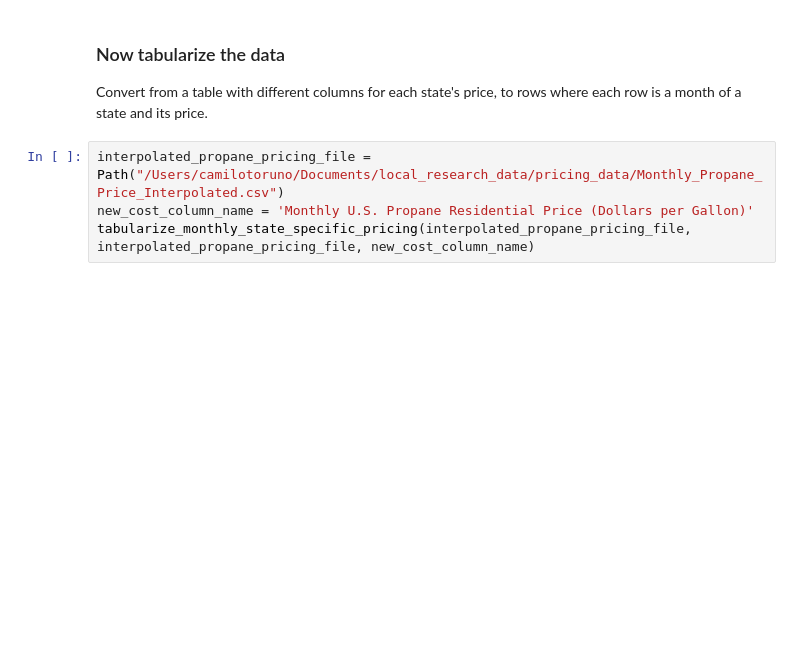
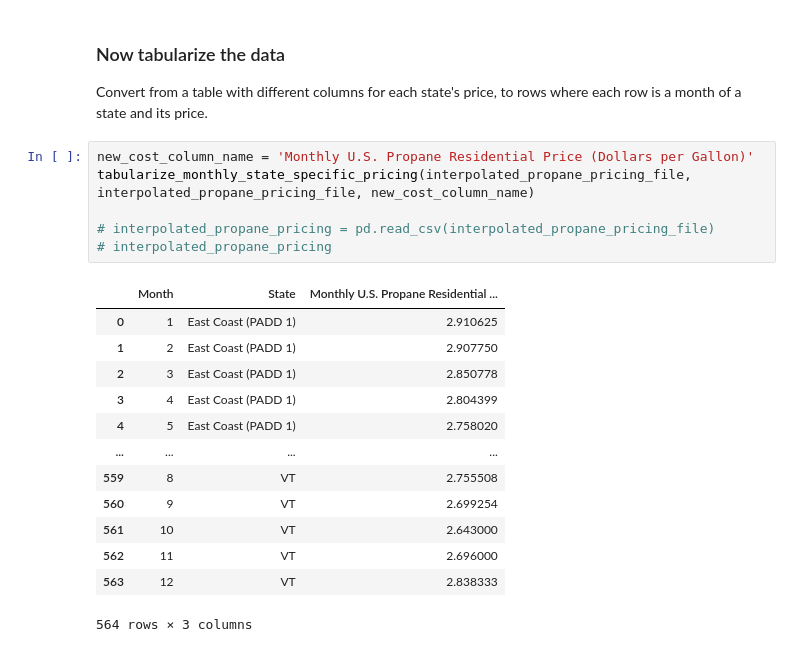
Before and after one commit to camilotoruno/EnergyPlus-Python, a Jupyter notebook: pricing_data_cleaning.ipynb, the cells around one changed output. Drawn from its saved outputs; the diff is of its cells as text; blank space fills up the shorter version.

```diff
--- a/pricing_data_cleaning.ipynb
+++ b/pricing_data_cleaning.ipynb
@@ -218,6 +281,22 @@ interpolated_average_propane_pricing_by_states.to_csv(interpolated_propane_prici
 ### Now tabularize the data
 Convert from a table with different columns for each state's price, to rows where each row is a month of a state and its price.
 # %%
-interpolated_propane_pricing_file = Path("/Users/camilotoruno/Documents/local_research_data/pricing_data/Monthly_Propane_Price_Interpolated.csv")
 new_cost_column_name = 'Monthly U.S. Propane Residential Price (Dollars per Gallon)'
 tabularize_monthly_state_specific_pricing(interpolated_propane_pricing_file, interpolated_propane_pricing_file, new_cost_column_name)
+
+# interpolated_propane_pricing = pd.read_csv(interpolated_propane_pricing_file)
+# interpolated_propane_pricing
+# %% [output]
+|  | Month | State | Monthly U.S. Propane Residential ... |
+| 0 | 1 | East Coast (PADD 1) | 2.910625 |
+| 1 | 2 | East Coast (PADD 1) | 2.907750 |
+| 2 | 3 | East Coast (PADD 1) | 2.850778 |
+| 3 | 4 | East Coast (PADD 1) | 2.804399 |
+| 4 | 5 | East Coast (PADD 1) | 2.758020 |
+| ... | ... | ... | ... |
+| 559 | 8 | VT | 2.755508 |
+| 560 | 9 | VT | 2.699254 |
+| 561 | 10 | VT | 2.643000 |
+| 562 | 11 | VT | 2.696000 |
+| 563 | 12 | VT | 2.838333 |
+564 rows × 3 columns
```
Also changed, not shown: parts of 6 cells of this notebook, 4 other files.
